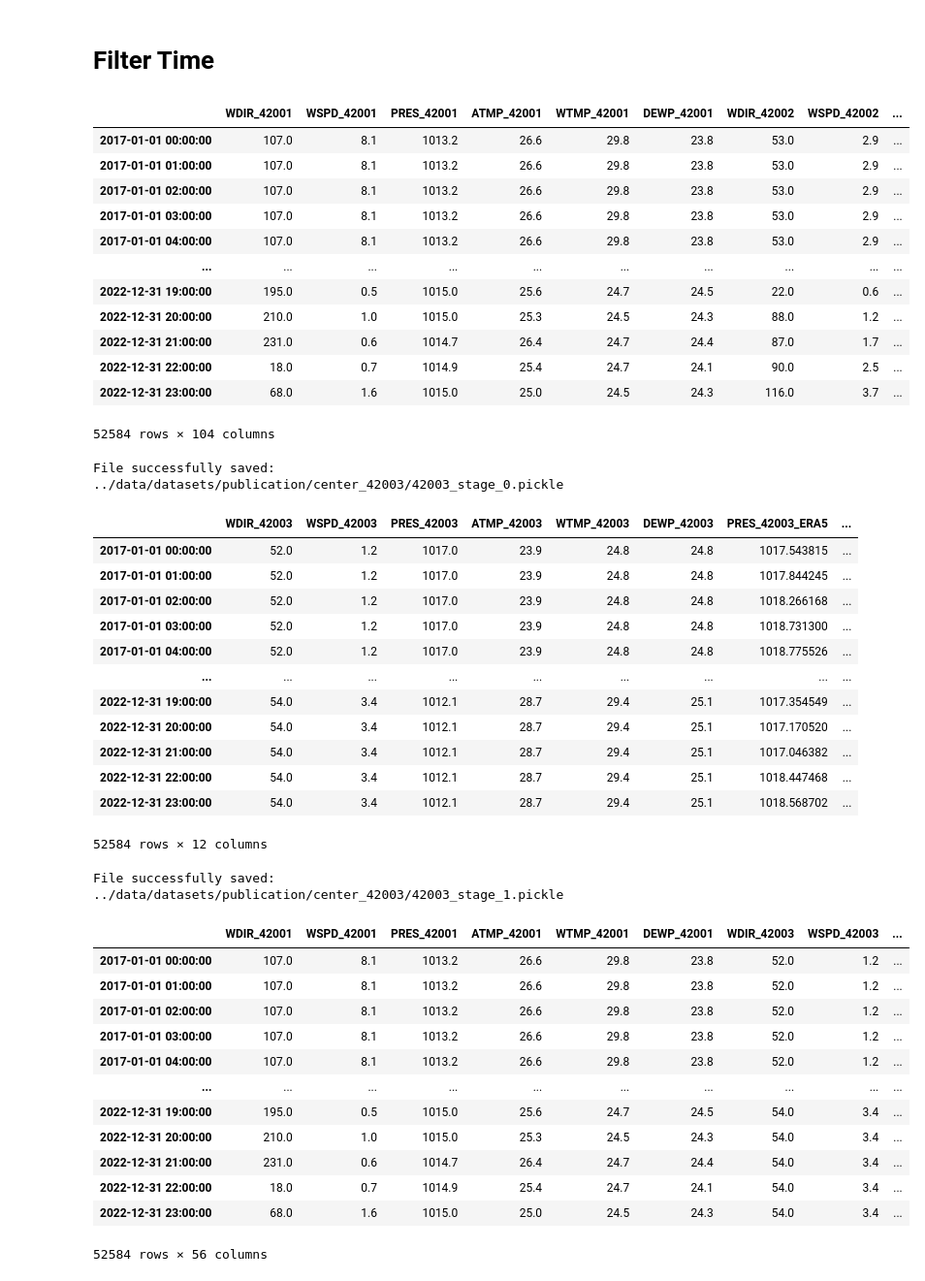
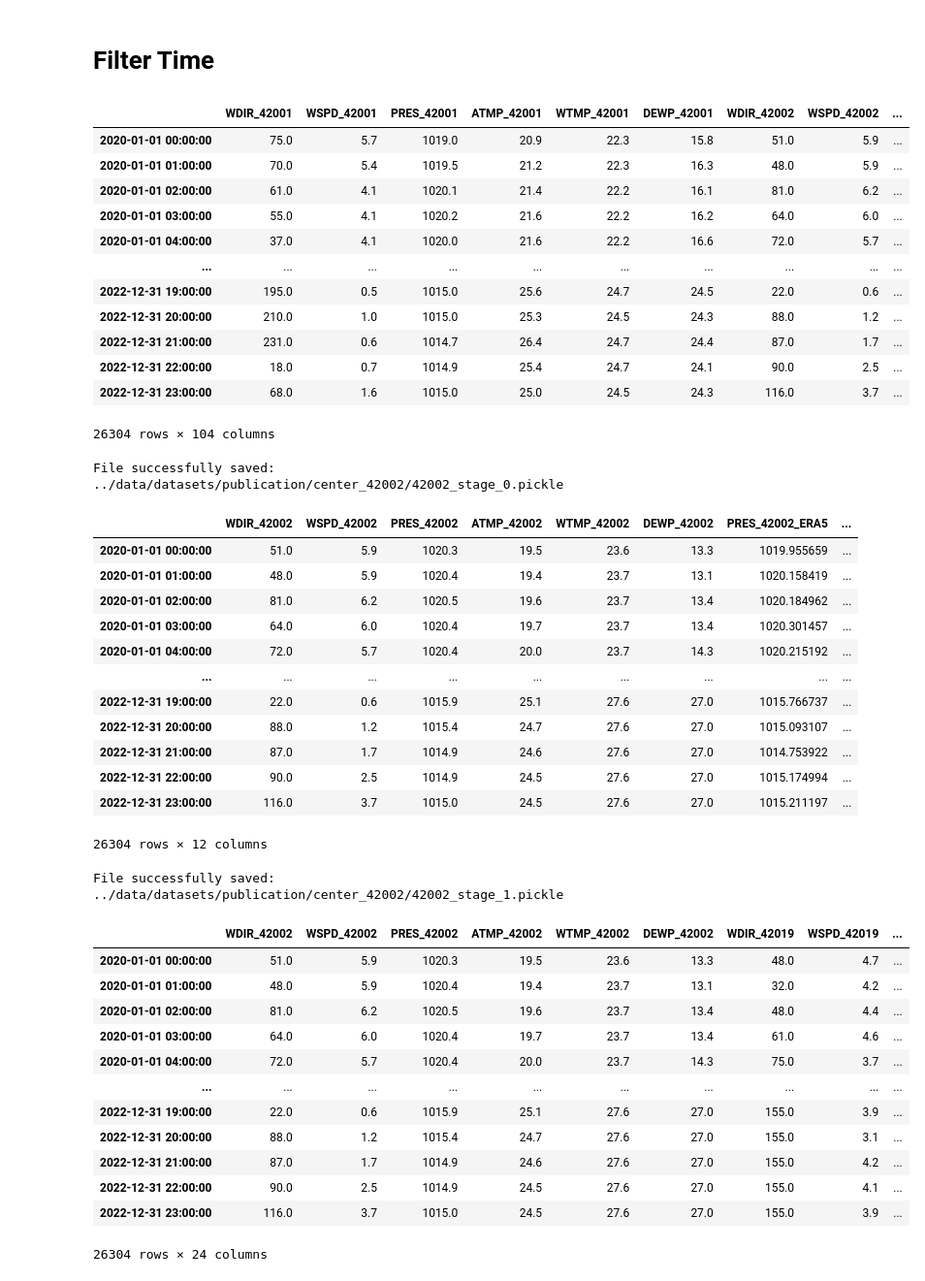
Before and after one commit to elsandner/Master_Project, a Jupyter notebook: Publication/shrink_dataset.ipynb, the cells around one changed output. Shown at 97% size. Cells and saved outputs as stored; diff of their text form; code cells hidden in the pictures.

Commit message:
added script to analyse datasets, created new dataset

```diff
--- a/Publication/shrink_dataset.ipynb
+++ b/Publication/shrink_dataset.ipynb
@@ -35,24 +35,24 @@ data_raw
 # %% [markdown]
 # Filter Time
 # %%
-year = 2017
-years_new =['2017', '2018', '2019', '2020', '2021', '2022']
+year = 2020
+years_new =['2020', '2021', '2022']
 data = data_raw[data_raw.index.year >= year]
 data
 # %% [output]
 |  | WDIR_42001 | WSPD_42001 | PRES_42001 | ATMP_42001 | WTMP_42001 | DEWP_42001 | WDIR_42002 | WSPD_42002 | ... |
-| 2017-01-01 00:00:00 | 107.0 | 8.1 | 1013.2 | 26.6 | 29.8 | 23.8 | 53.0 | 2.9 | ... |
-| 2017-01-01 01:00:00 | 107.0 | 8.1 | 1013.2 | 26.6 | 29.8 | 23.8 | 53.0 | 2.9 | ... |
-| 2017-01-01 02:00:00 | 107.0 | 8.1 | 1013.2 | 26.6 | 29.8 | 23.8 | 53.0 | 2.9 | ... |
-| 2017-01-01 03:00:00 | 107.0 | 8.1 | 1013.2 | 26.6 | 29.8 | 23.8 | 53.0 | 2.9 | ... |
-| 2017-01-01 04:00:00 | 107.0 | 8.1 | 1013.2 | 26.6 | 29.8 | 23.8 | 53.0 | 2.9 | ... |
+| 2020-01-01 00:00:00 | 75.0 | 5.7 | 1019.0 | 20.9 | 22.3 | 15.8 | 51.0 | 5.9 | ... |
+| 2020-01-01 01:00:00 | 70.0 | 5.4 | 1019.5 | 21.2 | 22.3 | 16.3 | 48.0 | 5.9 | ... |
+| 2020-01-01 02:00:00 | 61.0 | 4.1 | 1020.1 | 21.4 | 22.2 | 16.1 | 81.0 | 6.2 | ... |
+| 2020-01-01 03:00:00 | 55.0 | 4.1 | 1020.2 | 21.6 | 22.2 | 16.2 | 64.0 | 6.0 | ... |
+| 2020-01-01 04:00:00 | 37.0 | 4.1 | 1020.0 | 21.6 | 22.2 | 16.6 | 72.0 | 5.7 | ... |
 | ... | ... | ... | ... | ... | ... | ... | ... | ... | ... |
 | 2022-12-31 19:00:00 | 195.0 | 0.5 | 1015.0 | 25.6 | 24.7 | 24.5 | 22.0 | 0.6 | ... |
 | 2022-12-31 20:00:00 | 210.0 | 1.0 | 1015.0 | 25.3 | 24.5 | 24.3 | 88.0 | 1.2 | ... |
 | 2022-12-31 21:00:00 | 231.0 | 0.6 | 1014.7 | 26.4 | 24.7 | 24.4 | 87.0 | 1.7 | ... |
 | 2022-12-31 22:00:00 | 18.0 | 0.7 | 1014.9 | 25.4 | 24.7 | 24.1 | 90.0 | 2.5 | ... |
 | 2022-12-31 23:00:00 | 68.0 | 1.6 | 1015.0 | 25.0 | 24.5 | 24.3 | 116.0 | 3.7 | ... |
-52584 rows × 104 columns
+26304 rows × 104 columns
 # %%
 def filter_data(df, stations):
     filtered_columns = [col for col in df.columns if any(s in col for s in stations)]
@@ -65,52 +65,52 @@ def save_shrinked_dataset(dataset_old, data_new, stations_new, years_new, filena
     dataset["years"] = years_new
 
 
-    filepath = f'../data/datasets/publication/center_42003/{filename}.pickle'
+    filepath = f'../data/datasets/publication/center_42002/{filename}.pickle'
     with open(filepath, 'wb') as f:
         pickle.dump(dataset, f)
 
     print("File successfully saved:")
     print(filepath)
 # %%
-stations_stage_0 = ["42003"]
+stations_stage_0 = ["42002"]
 data_stage_0 = filter_data(data, stations_stage_0)
-save_shrinked_dataset(dataset, data_stage_0, stations_stage_0, years_new, "42003_stage_0")
+save_shrinked_dataset(dataset, data_stage_0, stations_stage_0, years_new, "42002_stage_0")
 data_stage_0
 # %% [output]
 File successfully saved:
-../data/datasets/publication/center_42003/42003_stage_0.pickle
+../data/datasets/publication/center_42002/42002_stage_0.pickle
-|  | WDIR_42003 | WSPD_42003 | PRES_42003 | ATMP_42003 | WTMP_42003 | DEWP_42003 | PRES_42003_ERA5 | ... |
-| 2017-01-01 00:00:00 | 52.0 | 1.2 | 1017.0 | 23.9 | 24.8 | 24.8 | 1017.543815 | ... |
-| 2017-01-01 01:00:00 | 52.0 | 1.2 | 1017.0 | 23.9 | 24.8 | 24.8 | 1017.844245 | ... |
-| 2017-01-01 02:00:00 | 52.0 | 1.2 | 1017.0 | 23.9 | 24.8 | 24.8 | 1018.266168 | ... |
-| 2017-01-01 03:00:00 | 52.0 | 1.2 | 1017.0 | 23.9 | 24.8 | 24.8 | 1018.731300 | ... |
-| 2017-01-01 04:00:00 | 52.0 | 1.2 | 1017.0 | 23.9 | 24.8 | 24.8 | 1018.775526 | ... |
+|  | WDIR_42002 | WSPD_42002 | PRES_42002 | ATMP_42002 | WTMP_42002 | DEWP_42002 | PRES_42002_ERA5 | ... |
+| 2020-01-01 00:00:00 | 51.0 | 5.9 | 1020.3 | 19.5 | 23.6 | 13.3 | 1019.955659 | ... |
+| 2020-01-01 01:00:00 | 48.0 | 5.9 | 1020.4 | 19.4 | 23.7 | 13.1 | 1020.158419 | ... |
+| 2020-01-01 02:00:00 | 81.0 | 6.2 | 1020.5 | 19.6 | 23.7 | 13.4 | 1020.184962 | ... |
+| 2020-01-01 03:00:00 | 64.0 | 6.0 | 1020.4 | 19.7 | 23.7 | 13.4 | 1020.301457 | ... |
+| 2020-01-01 04:00:00 | 72.0 | 5.7 | 1020.4 | 20.0 | 23.7 | 14.3 | 1020.215192 | ... |
 | ... | ... | ... | ... | ... | ... | ... | ... | ... |
-| 2022-12-31 19:00:00 | 54.0 | 3.4 | 1012.1 | 28.7 | 29.4 | 25.1 | 1017.354549 | ... |
-| 2022-12-31 20:00:00 | 54.0 | 3.4 | 1012.1 | 28.7 | 29.4 | 25.1 | 1017.170520 | ... |
-| 2022-12-31 21:00:00 | 54.0 | 3.4 | 1012.1 | 28.7 | 29.4 | 25.1 | 1017.046382 | ... |
-| 2022-12-31 22:00:00 | 54.0 | 3.4 | 1012.1 | 28.7 | 29.4 | 25.1 | 1018.447468 | ... |
-| 2022-12-31 23:00:00 | 54.0 | 3.4 | 1012.1 | 28.7 | 29.4 | 25.1 | 1018.568702 | ... |
+| 2022-12-31 19:00:00 | 22.0 | 0.6 | 1015.9 | 25.1 | 27.6 | 27.0 | 1015.766737 | ... |
+| 2022-12-31 20:00:00 | 88.0 | 1.2 | 1015.4 | 24.7 | 27.6 | 27.0 | 1015.093107 | ... |
+| 2022-12-31 21:00:00 | 87.0 | 1.7 | 1014.9 | 24.6 | 27.6 | 27.0 | 1014.753922 | ... |
+| 2022-12-31 22:00:00 | 90.0 | 2.5 | 1014.9 | 24.5 | 27.6 | 27.0 | 1015.174994 | ... |
+| 2022-12-31 23:00:00 | 116.0 | 3.7 | 1015.0 | 24.5 | 27.6 | 27.0 | 1015.211197 | ... |
-52584 rows × 12 columns
+26304 rows × 12 columns
 # %%
-stations_stage_1 = ["42040", "42001", "42003", "41012", "42036", "42039"]
+stations_stage_1 = ["42002", "42038", "42019"]
 data_stage_1 = filter_data(data, stations_stage_1)
-save_shrinked_dataset(dataset, data_stage_1, stations_stage_1, years_new, "42003_stage_1")
+save_shrinked_dataset(dataset, data_stage_1, stations_stage_1, years_new, "42002_stage_1")
 data_stage_1
 # %% [output]
 File successfully saved:
-../data/datasets/publication/center_42003/42003_stage_1.pickle
+../data/datasets/publication/center_42002/42002_stage_1.pickle
-|  | WDIR_42001 | WSPD_42001 | PRES_42001 | ATMP_42001 | WTMP_42001 | DEWP_42001 | WDIR_42003 | WSPD_42003 | ... |
-| 2017-01-01 00:00:00 | 107.0 | 8.1 | 1013.2 | 26.6 | 29.8 | 23.8 | 52.0 | 1.2 | ... |
-| 2017-01-01 01:00:00 | 107.0 | 8.1 | 1013.2 | 26.6 | 29.8 | 23.8 | 52.0 | 1.2 | ... |
-| 2017-01-01 02:00:00 | 107.0 | 8.1 | 1013.2 | 26.6 | 29.8 | 23.8 | 52.0 | 1.2 | ... |
-| 2017-01-01 03:00:00 | 107.0 | 8.1 | 1013.2 | 26.6 | 29.8 | 23.8 | 52.0 | 1.2 | ... |
-| 2017-01-01 04:00:00 | 107.0 | 8.1 | 1013.2 | 26.6 | 29.8 | 23.8 | 52.0 | 1.2 | ... |
+|  | WDIR_42002 | WSPD_42002 | PRES_42002 | ATMP_42002 | WTMP_42002 | DEWP_42002 | WDIR_42019 | WSPD_42019 | ... |
+| 2020-01-01 00:00:00 | 51.0 | 5.9 | 1020.3 | 19.5 | 23.6 | 13.3 | 48.0 | 4.7 | ... |
+| 2020-01-01 01:00:00 | 48.0 | 5.9 | 1020.4 | 19.4 | 23.7 | 13.1 | 32.0 | 4.2 | ... |
+| 2020-01-01 02:00:00 | 81.0 | 6.2 | 1020.5 | 19.6 | 23.7 | 13.4 | 48.0 | 4.4 | ... |
+| 2020-01-01 03:00:00 | 64.0 | 6.0 | 1020.4 | 19.7 | 23.7 | 13.4 | 61.0 | 4.6 | ... |
+| 2020-01-01 04:00:00 | 72.0 | 5.7 | 1020.4 | 20.0 | 23.7 | 14.3 | 75.0 | 3.7 | ... |
 | ... | ... | ... | ... | ... | ... | ... | ... | ... | ... |
-| 2022-12-31 19:00:00 | 195.0 | 0.5 | 1015.0 | 25.6 | 24.7 | 24.5 | 54.0 | 3.4 | ... |
-| 2022-12-31 20:00:00 | 210.0 | 1.0 | 1015.0 | 25.3 | 24.5 | 24.3 | 54.0 | 3.4 | ... |
-| 2022-12-31 21:00:00 | 231.0 | 0.6 | 1014.7 | 26.4 | 24.7 | 24.4 | 54.0 | 3.4 | ... |
-| 2022-12-31 22:00:00 | 18.0 | 0.7 | 1014.9 | 25.4 | 24.7 | 24.1 | 54.0 | 3.4 | ... |
-| 2022-12-31 23:00:00 | 68.0 | 1.6 | 1015.0 | 25.0 | 24.5 | 24.3 | 54.0 | 3.4 | ... |
+| 2022-12-31 19:00:00 | 22.0 | 0.6 | 1015.9 | 25.1 | 27.6 | 27.0 | 155.0 | 3.9 | ... |
+| 2022-12-31 20:00:00 | 88.0 | 1.2 | 1015.4 | 24.7 | 27.6 | 27.0 | 155.0 | 3.1 | ... |
+| 2022-12-31 21:00:00 | 87.0 | 1.7 | 1014.9 | 24.6 | 27.6 | 27.0 | 155.0 | 4.2 | ... |
+| 2022-12-31 22:00:00 | 90.0 | 2.5 | 1014.9 | 24.5 | 27.6 | 27.0 | 155.0 | 4.1 | ... |
+| 2022-12-31 23:00:00 | 116.0 | 3.7 | 1015.0 | 24.5 | 27.6 | 27.0 | 155.0 | 3.9 | ... |
-52584 rows × 56 columns
+26304 rows × 24 columns
 # %%
```
Also changed, not shown: parts of 3 cells of this notebook, 3 other files.
